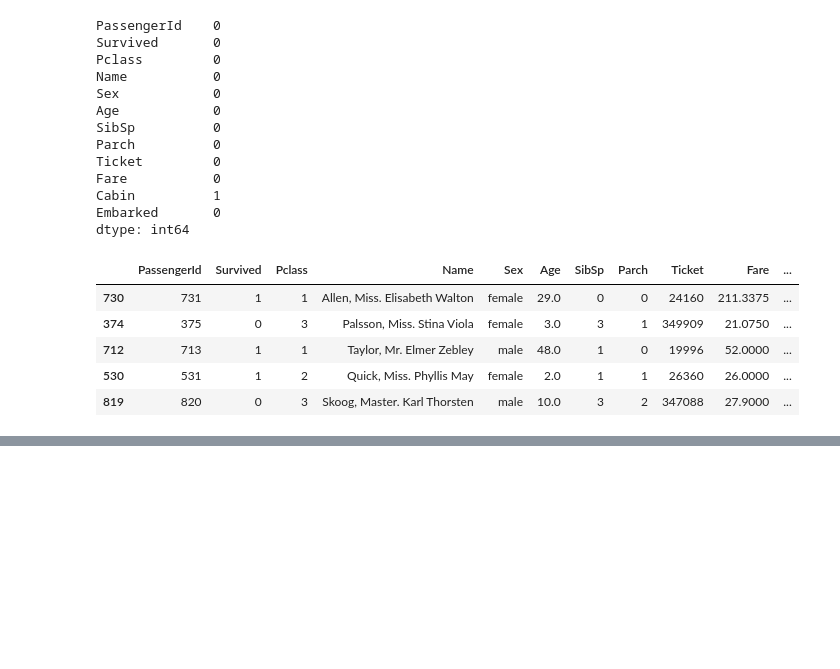
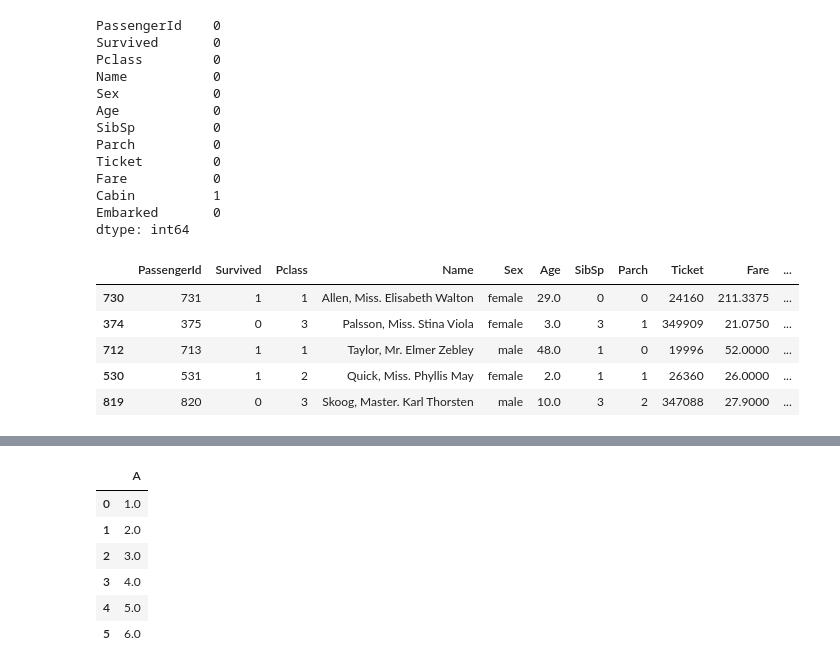
Before and after one commit to OxwardInc/Industrial-Training, a Jupyter notebook: Assignment/Week 16/asignment_on_tianic.ipynb, the cells around one changed output, grey strips where cells are left out. Cells and saved outputs as stored; diff of their text form; code cells hidden in the pictures; blank space fills up the shorter version.

```diff
--- a/Assignment/Week 16/asignment_on_tianic.ipynb
+++ b/Assignment/Week 16/asignment_on_tianic.ipynb
@@ -130,0 +139,17 @@ titanic3.sample(5)
+# %%
+# Creating a data frame with missing values
+df = pd.DataFrame({'A': [1, 2, None, 4, None, 6]})
+# %%
+# filling by liner interpolation
+
+df_linear_interpolation_data = df.interpolate(method='linear')
+# %%
+df_linear_interpolation_data
+# %% [output]
+|  | A |
+| 0 | 1.0 |
+| 1 | 2.0 |
+| 2 | 3.0 |
+| 3 | 4.0 |
+| 4 | 5.0 |
+| 5 | 6.0 |
```
Also changed, not shown: parts of 12 cells of this notebook, 2 other files.
